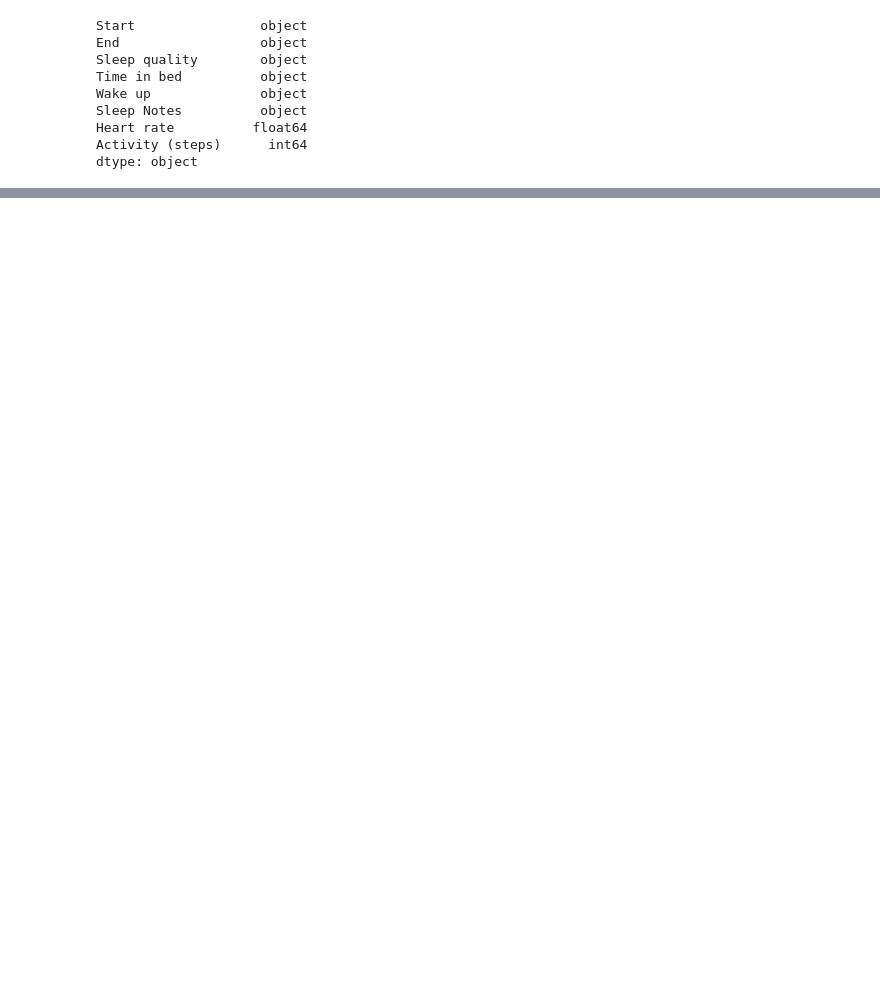
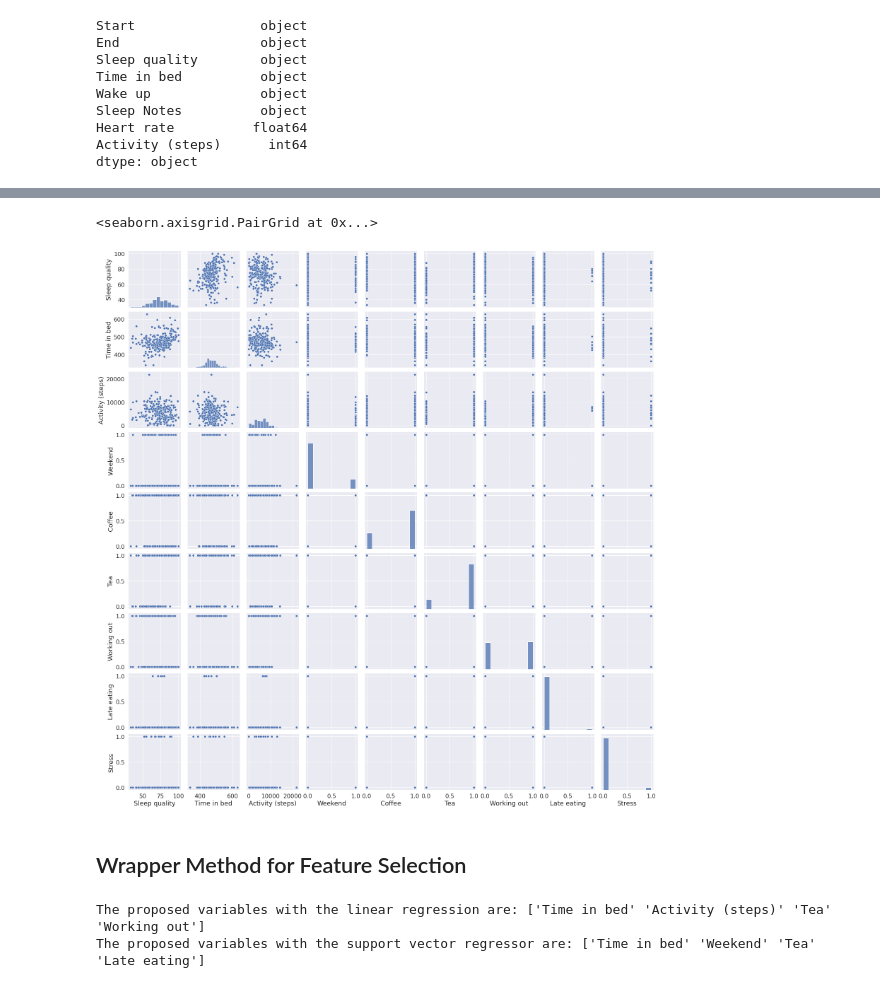
Before and after one commit to AkseliManninen/Sleep-Analysis-ML, a Jupyter notebook: SleepAnalysis.ipynb, the cells around one changed output, grey strips where cells are left out. Cells and saved outputs as stored; diff of their text form; code cells hidden in the pictures; blank space fills up the shorter version.

```diff
--- a/SleepAnalysis.ipynb
+++ b/SleepAnalysis.ipynb
@@ -138,0 +213,36 @@ data_cleaned.head()
+# %%
+sns.pairplot(data_cleaned)
+# %% [output]
+<seaborn.axisgrid.PairGrid at 0x...>
+[figure, added]
+# %% [markdown]
+## Wrapper Method for Feature Selection
+# %%
+y = data_cleaned.iloc[:, 0]
+X = data_cleaned.iloc[:, 1:]
+
+# Scaling
+scaler = StandardScaler()
+X_names = list(X.columns.values)
+X = pd.DataFrame(scaler.fit_transform(X))
+X.columns = X_names
+
+# Regressors
+lin_reg = LinearRegression()
+svr = SVR()
+
+# Sequential feature selection
+lin_reg_sfs = SequentialFeatureSelector(lin_reg)
+svr_sfs = SequentialFeatureSelector(svr)
+
+lin_reg_sfs.fit(X, y)
+svr_sfs.fit(X, y)
+
+SequentialFeatureSelector(estimator=LinearRegression(), direction = "backward")
+SequentialFeatureSelector(estimator=SVR(), direction = "backward")
+
+print("The proposed variables with the linear regression are:", lin_reg_sfs.get_feature_names_out())
+print("The proposed variables with the support vector regressor are:", svr_sfs.get_feature_names_out())
+# %% [output]
+The proposed variables with the linear regression are: ['Time in bed' 'Activity (steps)' 'Tea' 'Working out']
+The proposed variables with the support vector regressor are: ['Time in bed' 'Weekend' 'Tea' 'Late eating']
```
Also changed, not shown: parts of 18 cells of this notebook, 1 other file.
